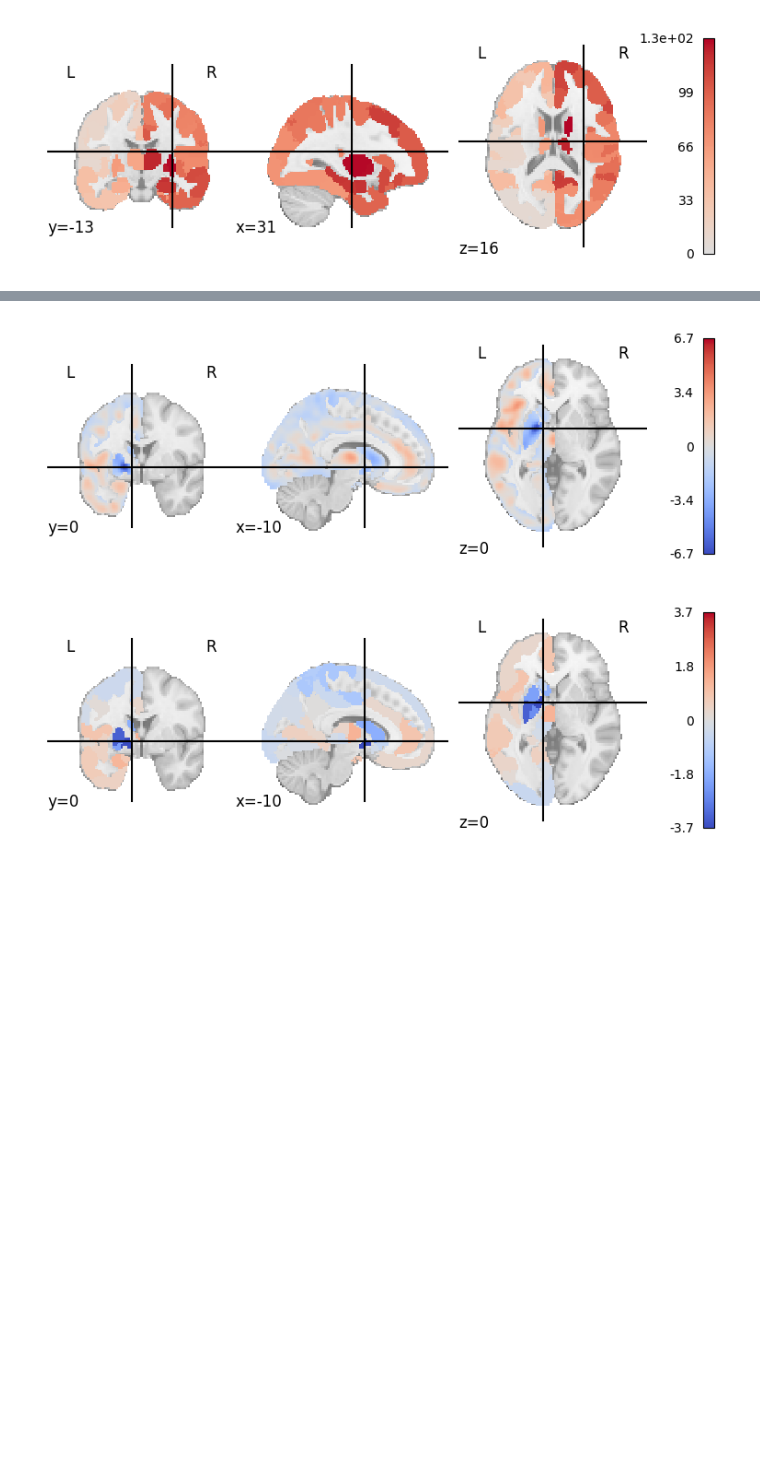
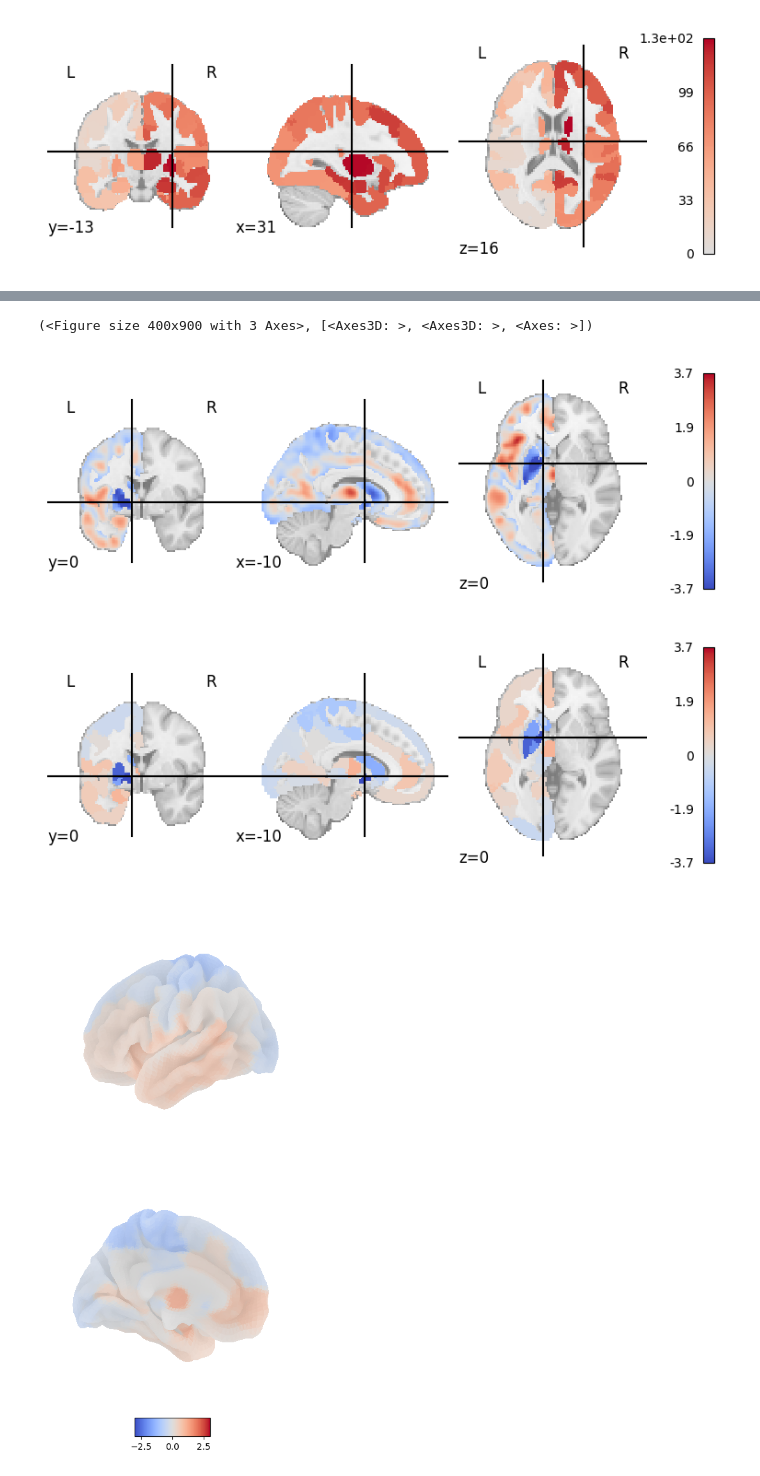
Before and after one commit to ga-cha/SIR_utils, a Jupyter notebook: vis_nii.ipynb, the cells around one changed output, grey strips where cells are left out. Saved outputs shown, nothing was run; the diff lists cells and outputs as text; code cells hidden in the pictures; blank space fills up the shorter version.

```diff
--- a/vis_nii.ipynb
+++ b/vis_nii.ipynb
@@ -39,10 +94,13 @@ nilearn.plotting.plot_stat_map(sim_atrophy_img, cmap="coolwarm", cut_coords = (-
 # %%
 data_dir = ('/fs03/kg98/gchan/SIR_SCZ/SIR_utils/gen_null/spatial_null/voxelwise_lme/results/')
 my_img = nib.load(data_dir + "lme_betas_2.nii.gz")
 my_img_parc = nib.load(data_dir + "mean_lme_betas.nii.gz")
 
-display = nilearn.plotting.plot_stat_map(my_img, cmap='coolwarm', cut_coords=[-10, 0, 0])
-display = nilearn.plotting.plot_stat_map(my_img_parc, cmap='coolwarm', cut_coords=[-10, 0, 0])
+display = nilearn.plotting.plot_stat_map(my_img, cmap='coolwarm', cut_coords=[-10, 0, 0], vmax=3.7)
+display = nilearn.plotting.plot_stat_map(my_img_parc, cmap='coolwarm', cut_coords=[-10, 0, 0], vmax=3.7)
+nilearn.plotting.plot_img_on_surf(my_img_parc, hemispheres=['left'], bg_on_data=True, cmap='coolwarm', vmax=3)
 # %% [output]
+(<Figure size 400x900 with 3 Axes>, [<Axes3D: >, <Axes3D: >, <Axes: >])
-[figure, old version]
+[figure, new version]
 [figure]
+[figure, added]
```
Also changed, not shown: parts of 6 cells of this notebook.
